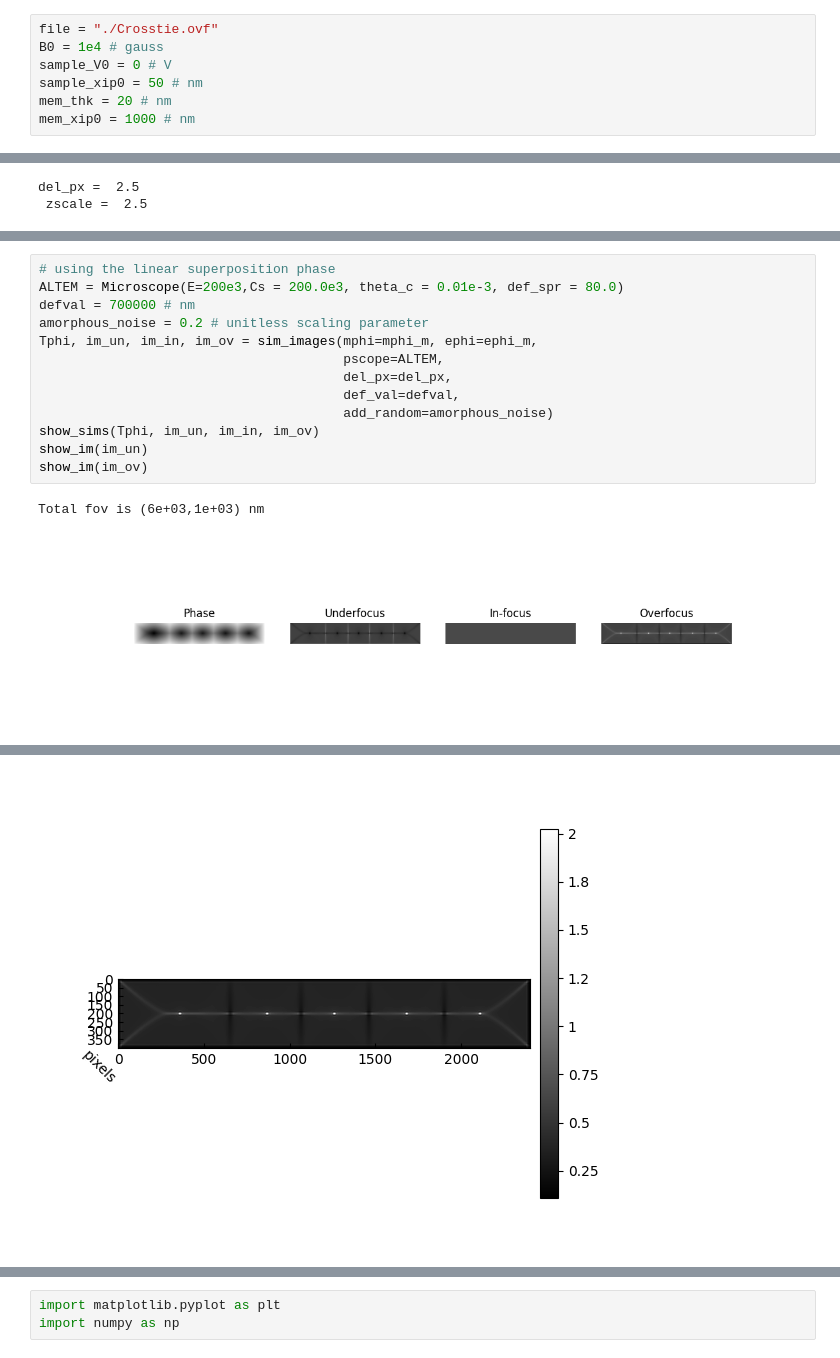
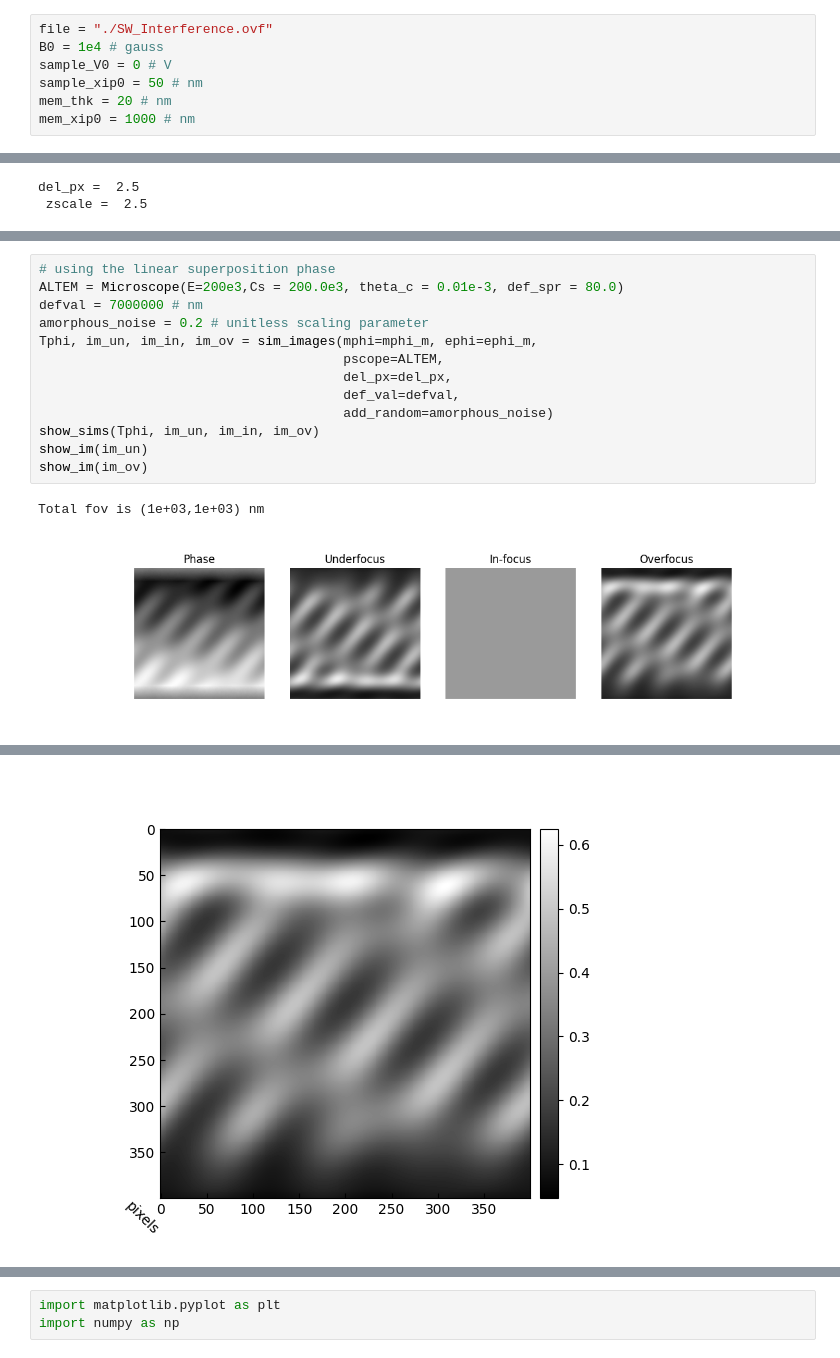
Before and after one commit to HarrismLiuch/PyLorentz, a Jupyter notebook: sw_simulation/sw_sim_LTEM.ipynb, the cells around one changed output, grey strips where cells are left out. Saved outputs shown, nothing was run; the diff lists cells and outputs as text.

```diff
--- a/sw_simulation/sw_sim_LTEM.ipynb
+++ b/sw_simulation/sw_sim_LTEM.ipynb
@@ -10,7 +10,7 @@ import numpy as np
 
 %matplotlib widget
 # %%
-file = "./Crosstie.ovf"
+file = "./SW_Interference.ovf"
 B0 = 1e4 # gauss
 sample_V0 = 0 # V
 sample_xip0 = 50 # nm
@@ -121,7 +120,7 @@ show_im(mphi_m, title="magnetic phase shift from Mansuripur algorithm", cbar_tit
 # %%
 # using the linear superposition phase
 ALTEM = Microscope(E=200e3,Cs = 200.0e3, theta_c = 0.01e-3, def_spr = 80.0)
-defval = 700000 # nm
+defval = 7000000 # nm
 amorphous_noise = 0.2 # unitless scaling parameter
 Tphi, im_un, im_in, im_ov = sim_images(mphi=mphi_m, ephi=ephi_m,
                                        pscope=ALTEM,
@@ -132,5 +131,5 @@ show_sims(Tphi, im_un, im_in, im_ov)
 show_im(im_un)
 show_im(im_ov)
 # %% [output]
-Total fov is (6e+03,1e+03) nm
+Total fov is (1e+03,1e+03) nm
-[figure, old version]
+[figure, new version]
@@ -138,4 +137,4 @@ Total fov is (6e+03,1e+03) nm
-[figure, old version]
+[figure, new version]
 # %%
 #lower = 0
 #upper = 2.2
```
Also changed, not shown: parts of 16 cells of this notebook, 1 other file.
